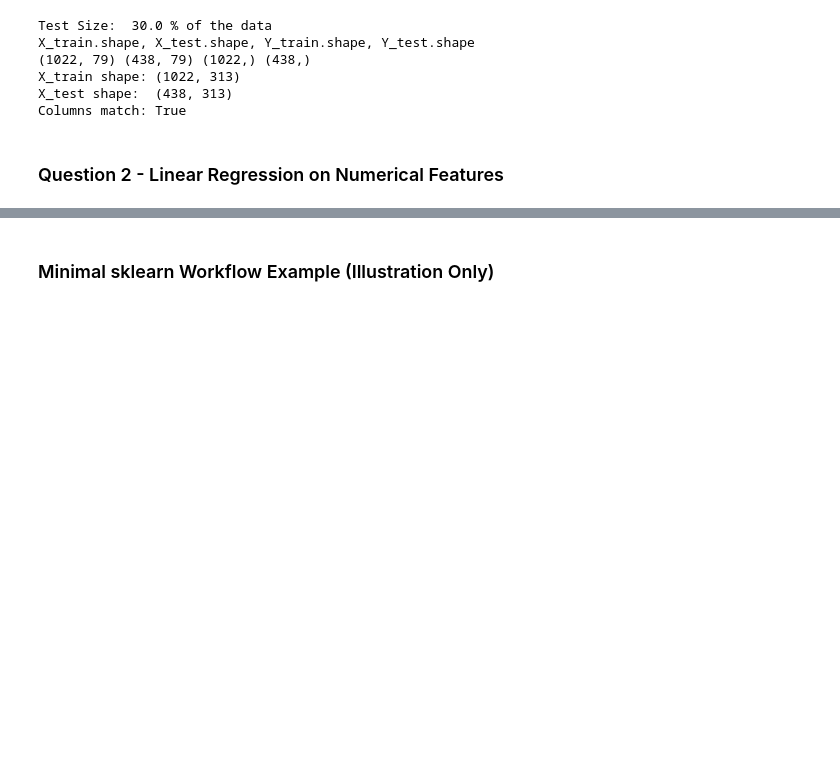
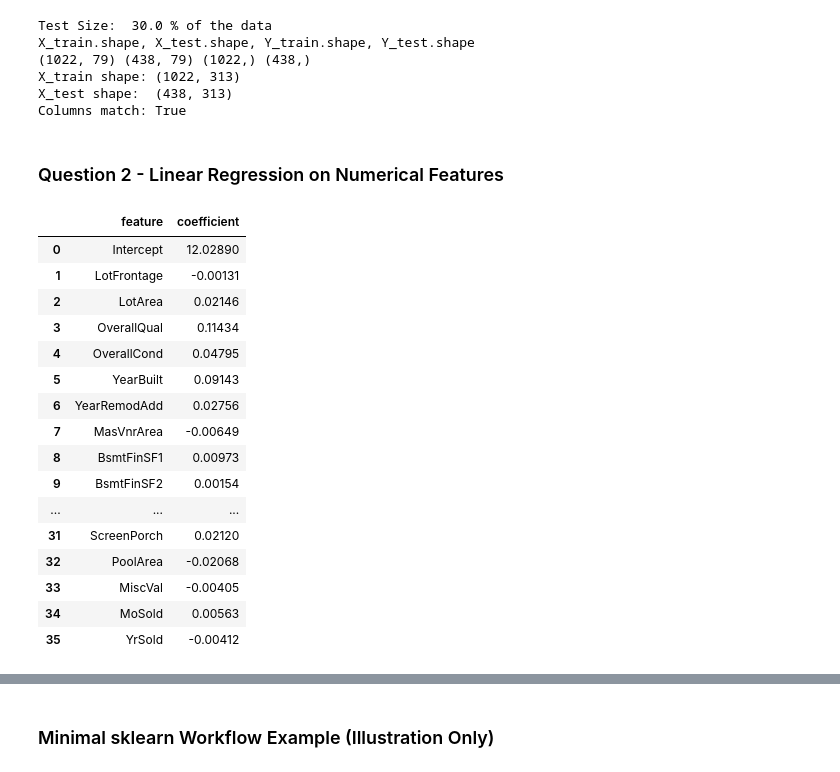
Before and after one commit to giacomomaggiore/ml-finance-insurance, a Jupyter notebook: 1-linear-regression/1-main.ipynb, the cells around one changed output, grey strips where cells are left out. Drawn from its saved outputs; the diff is of its cells as text; code cells hidden in the pictures; blank space fills up the shorter version.

```diff
--- a/1-linear-regression/1-main.ipynb
+++ b/1-linear-regression/1-main.ipynb
@@ -269,9 +269,9 @@ Columns match: True
 # %% [markdown]
 ### Question 2 - Linear Regression on Numerical Features
 # %%
+from pathlib import Path
 from sklearn.linear_model import LinearRegression
 from sklearn.metrics import mean_squared_error, r2_score
-import statsmodels.api as sm
 
 # 2.a) Fit an OLS regression using ONLY the numerical predictors and sklearn.
 # Include an intercept.
@@ -284,7 +284,81 @@ import statsmodels.api as sm
 #     * on the original SalePrice scale after inverse-transforming predictions.
 # - Briefly explain what the two scales tell you about model performance.
 
+output_dir = Path("output")
+output_dir.mkdir(exist_ok=True)
 
+# The numerical predictors were imputed and standardized using training-set statistics in 1.d.
+ols_numerical = LinearRegression(fit_intercept=True)
+ols_numerical.fit(X_train_num, y_train)
+
+ols_numerical_coefficients = pd.DataFrame({
+    "feature": ["Intercept", *NUMERICAL],
+    "coefficient": [ols_numerical.intercept_, *ols_numerical.coef_],
+}).round(5)
+ols_numerical_coefficients_display = ols_numerical_coefficients.copy()
+ols_numerical_coefficients_display["coefficient"] = (
+    ols_numerical_coefficients_display["coefficient"].map("{:.5f}".format)
+ )
+display(ols_numerical_coefficients_display)
+ols_numerical_coefficients.to_csv(
+    output_dir / "q2a_ols_numerical_coefficients.csv", index=False, float_format="%.5f"
+ )
+
+y_train_pred_log = ols_numerical.predict(X_train_num)
+y_test_pred_log = ols_numerical.predict(X_test_num)
+
+# log1p(SalePrice) was used in 1.b, so expm1 returns predictions in dollars.
+y_train_original = y_original.loc[y_train.index]
+y_test_original = y_original.loc[y_test.index]
+y_train_pred_original = np.expm1(y_train_pred_log)
+y_test_pred_original = np.expm1(y_test_pred_log)
+
+ols_numerical_metrics = pd.DataFrame(
+    [
+        {
+            "sample": "In-sample",
+            "target_scale": "log1p(SalePrice)",
+            "MSE": mean_squared_error(y_train, y_train_pred_log),
+            "R2": r2_score(y_train, y_train_pred_log),
+        },
+        {
+            "sample": "Out-of-sample",
+            "target_scale": "log1p(SalePrice)",
+            "MSE": mean_squared_error(y_test, y_test_pred_log),
+            "R2": r2_score(y_test, y_test_pred_log),
+        },
+        {
+            "sample": "In-sample",
+            "target_scale": "SalePrice (USD)",
+            "MSE": mean_squared_error(y_train_original, y_train_pred_original),
+            "R2": r2_score(y_train_original, y_train_pred_original),
+        },
+        {
+            "sample": "Out-of-sample",
+            "target_scale": "SalePrice (USD)",
+            "MSE": mean_squared_error(y_test_original, y_test_pred_original),
+            "R2": r2_score(y_test_original, y_test_pred_original),
+        },
+    ]
+).round(5)
+ols_numerical_metrics_display = ols_numerical_metrics.copy()
+ols_numerical_metrics_display["MSE"] = ols_numerical_metrics_display["MSE"].map(
+    "{:.5f}".format
+)
+ols_numerical_metrics_display["R2"] = ols_numerical_metrics_display["R2"].map(
+    "{:.5f}".format
+)
+display(ols_numerical_metrics_display)
+ols_numerical_metrics.to_csv(
+    output_dir / "q2a_ols_numerical_metrics.csv", index=False, float_format="%.5f"
+ )
+
+print(
+    "On the log scale, MSE and R2 assess relative price errors, which is the scale ",
+    "the model was trained to minimize. On the dollar scale, inverse-transformed ",
+    "predictions show the practical size of errors in SalePrice; expensive homes ",
+    "receive much more weight because their dollar errors are squared."
+ )
 
 # 2.b) Reproduce and investigate OLS using matrix algebra on the TRAINING SET ONLY.
 #
@@ -325,30 +399,48 @@ import statsmodels.api as sm
 #
 #      Guidance:
 #      - np.linalg.matrix_rank(...) and np.linalg.svd(..., compute_uv=False)
 #        may be useful.
 #      - Comment on whether A is full column rank.
 #      - Inspect the smallest singular values and discuss whether they suggest
 #        potential numerical instability.
 #      - Relate this evidence to the OLS calculations above.
 
 
 
 # (v) Replace the usual inverse-based expression by the Moore-Penrose pseudoinverse.
 #     Use np.linalg.pinv(...) with its default cutoff.
 #
 #     Required comparison:
 #     - Do the coefficient estimates change?
 #     - Does the residual variance estimate change?
 #     - Do the standard errors change?
 #     - Explain when the ordinary inverse-based and pseudoinverse-based results
 #       should agree and when they may differ, using the diagnostics from (iv).
 
 
 
 # (vi) Confirm your results with statsmodels OLS.
 #
 #      Required output:
 #      - Coefficient estimates and standard errors from statsmodels.
 #      - Compare them with your matrix-algebra results up to numerical rounding.
 #      - If they differ, relate the discrepancy to the rank / numerical-stability
 #        diagnostics above.
+# %% [output]
+|  | feature | coefficient |
+| 0 | Intercept | 12.02890 |
+| 1 | LotFrontage | -0.00131 |
+| 2 | LotArea | 0.02146 |
+| 3 | OverallQual | 0.11434 |
+| 4 | OverallCond | 0.04795 |
+| 5 | YearBuilt | 0.09143 |
+| 6 | YearRemodAdd | 0.02756 |
+| 7 | MasVnrArea | -0.00649 |
+| 8 | BsmtFinSF1 | 0.00973 |
+| 9 | BsmtFinSF2 | 0.00154 |
+| ... | ... | ... |
+| 31 | ScreenPorch | 0.02120 |
+| 32 | PoolArea | -0.02068 |
+| 33 | MiscVal | -0.00405 |
+| 34 | MoSold | 0.00563 |
+| 35 | YrSold | -0.00412 |
```
Also changed, not shown: parts of 2 cells of this notebook, 26 other files.
